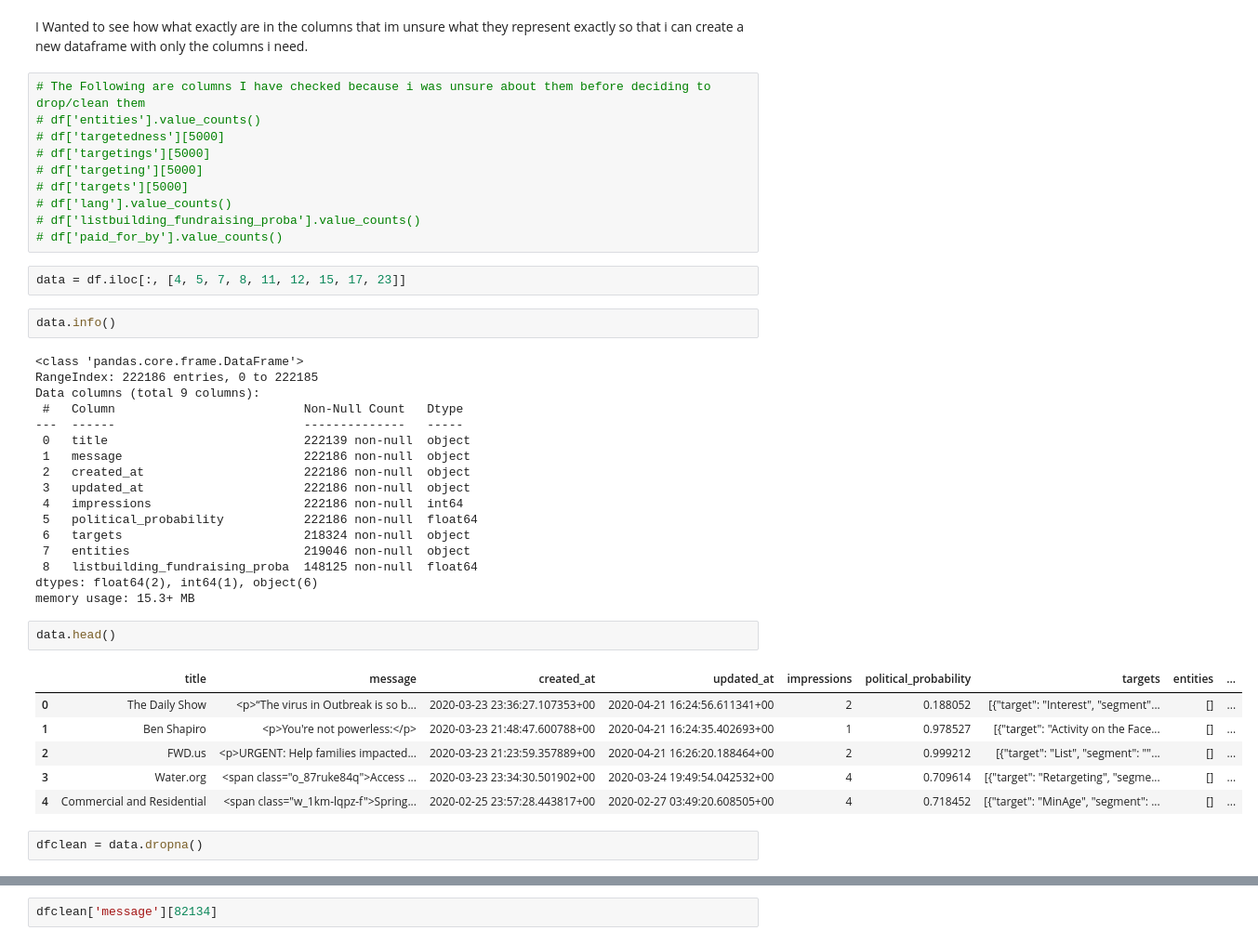
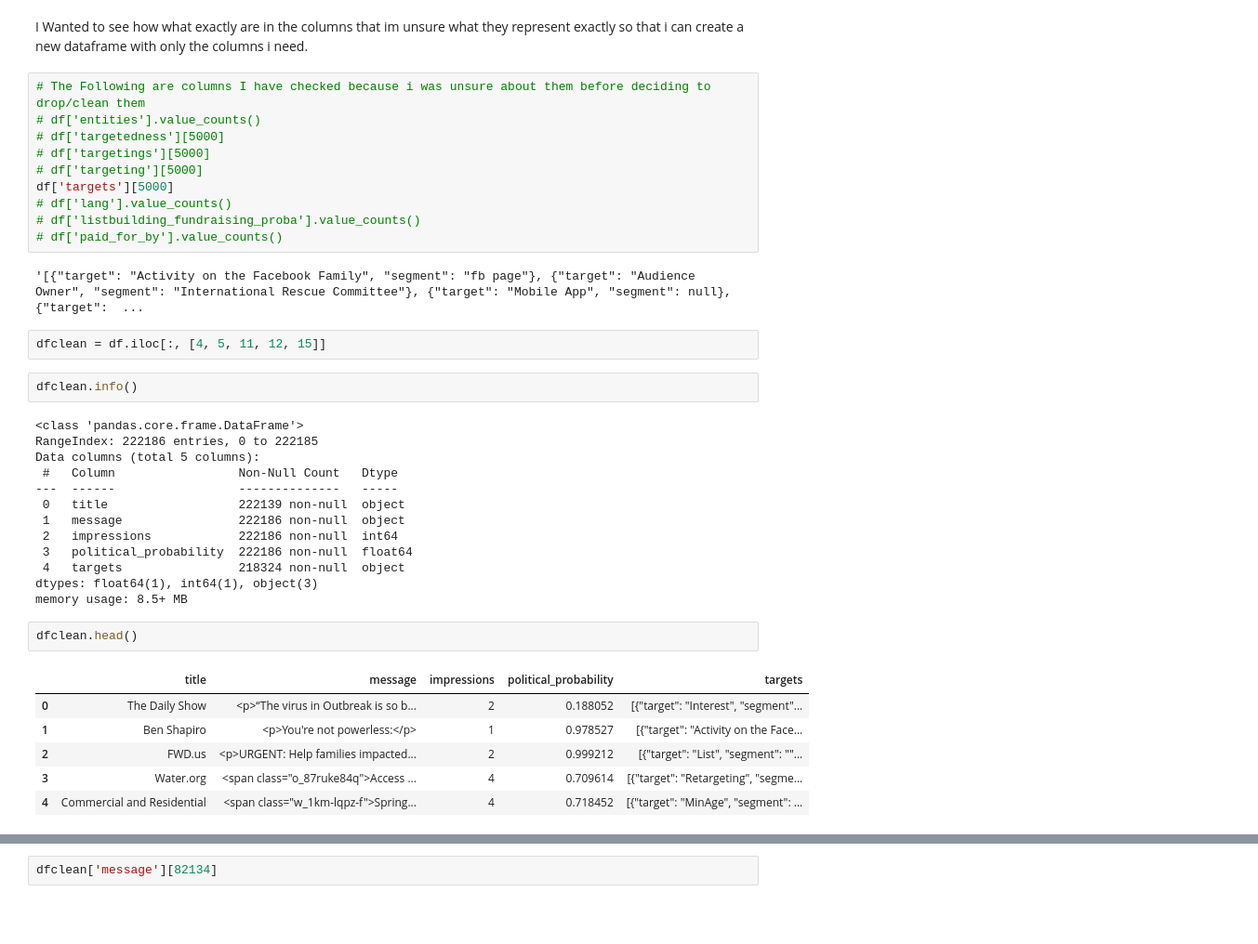
Before and after one commit to JohnSheehan8/Capstone-Political-data, a Jupyter notebook: workingNB/Working_Notebook.ipynb, the cells around one changed output, grey strips where cells are left out. Shown: that part at 93% size. Cells and saved outputs as stored; diff of their text form; blank space fills up the shorter version.

```diff
--- a/workingNB/Working_Notebook.ipynb
+++ b/workingNB/Working_Notebook.ipynb
@@ -48,42 +72,38 @@ I Wanted to see how what exactly are in the columns that im unsure what they rep
 # df['targetedness'][5000]
 # df['targetings'][5000]
 # df['targeting'][5000]
-# df['targets'][5000]
+df['targets'][5000]
 # df['lang'].value_counts()
 # df['listbuilding_fundraising_proba'].value_counts()
 # df['paid_for_by'].value_counts()
+# %% [output]
+'[{"target": "Activity on the Facebook Family", "segment": "fb page"}, {"target": "Audience Owner", "segment": "International Rescue Committee"}, {"target": "Mobile App", "segment": null}, {"target":  ...
 # %%
-data = df.iloc[:, [4, 5, 7, 8, 11, 12, 15, 17, 23]]
+dfclean = df.iloc[:, [4, 5, 11, 12, 15]]
 # %%
-data.info()
+dfclean.info()
 # %% [output]
 <class 'pandas.core.frame.DataFrame'>
 RangeIndex: 222186 entries, 0 to 222185
-Data columns (total 9 columns):
- #   Column                          Non-Null Count   Dtype
----  ------                          --------------   -----
- 0   title                           222139 non-null  object
- 1   message                         222186 non-null  object
- 2   created_at                      222186 non-null  object
- 3   updated_at                      222186 non-null  object
- 4   impressions                     222186 non-null  int64
- 5   political_probability           222186 non-null  float64
- 6   targets                         218324 non-null  object
- 7   entities                        219046 non-null  object
- 8   listbuilding_fundraising_proba  148125 non-null  float64
-dtypes: float64(2), int64(1), object(6)
-memory usage: 15.3+ MB
+Data columns (total 5 columns):
+ #   Column                 Non-Null Count   Dtype
+---  ------                 --------------   -----
+ 0   title                  222139 non-null  object
+ 1   message                222186 non-null  object
+ 2   impressions            222186 non-null  int64
+ 3   political_probability  222186 non-null  float64
+ 4   targets                218324 non-null  object
+dtypes: float64(1), int64(1), object(3)
+memory usage: 8.5+ MB
 # %%
-data.head()
+dfclean.head()
 # %% [output]
-|  | title | message | created_at | updated_at | impressions | political_probability | targets | entities | ... |
-| 0 | The Daily Show | <p>“The virus in Outbreak is so b... | 2020-03-23 23:36:27.107353+00 | 2020-04-21 16:24:56.611341+00 | 2 | 0.188052 | [{"target": "Interest", "segment"... | [] | ... |
-| 1 | Ben Shapiro | <p>You're not powerless:</p> | 2020-03-23 21:48:47.600788+00 | 2020-04-21 16:24:35.402693+00 | 1 | 0.978527 | [{"target": "Activity on the Face... | [] | ... |
-| 2 | FWD.us | <p>URGENT: Help families impacted... | 2020-03-23 21:23:59.357889+00 | 2020-04-21 16:26:20.188464+00 | 2 | 0.999212 | [{"target": "List", "segment": ""... | [] | ... |
-| 3 | Water.org | <span class="o_87ruke84q">Access ... | 2020-03-23 23:34:30.501902+00 | 2020-03-24 19:49:54.042532+00 | 4 | 0.709614 | [{"target": "Retargeting", "segme... | [] | ... |
-| 4 | Commercial and Residential | <span class="w_1km-lqpz-f">Spring... | 2020-02-25 23:57:28.443817+00 | 2020-02-27 03:49:20.608505+00 | 4 | 0.718452 | [{"target": "MinAge", "segment": ... | [] | ... |
+|  | title | message | impressions | political_probability | targets |
+| 0 | The Daily Show | <p>“The virus in Outbreak is so b... | 2 | 0.188052 | [{"target": "Interest", "segment"... |
+| 1 | Ben Shapiro | <p>You're not powerless:</p> | 1 | 0.978527 | [{"target": "Activity on the Face... |
+| 2 | FWD.us | <p>URGENT: Help families impacted... | 2 | 0.999212 | [{"target": "List", "segment": ""... |
+| 3 | Water.org | <span class="o_87ruke84q">Access ... | 4 | 0.709614 | [{"target": "Retargeting", "segme... |
+| 4 | Commercial and Residential | <span class="w_1km-lqpz-f">Spring... | 4 | 0.718452 | [{"target": "MinAge", "segment": ... |
-# %%
-dfclean = data.dropna()
 # %%
 dfclean = dfclean.replace(['[]'],'None')
 dfclean
```
Also changed, not shown: parts of 46 cells of this notebook, 4 other files.
